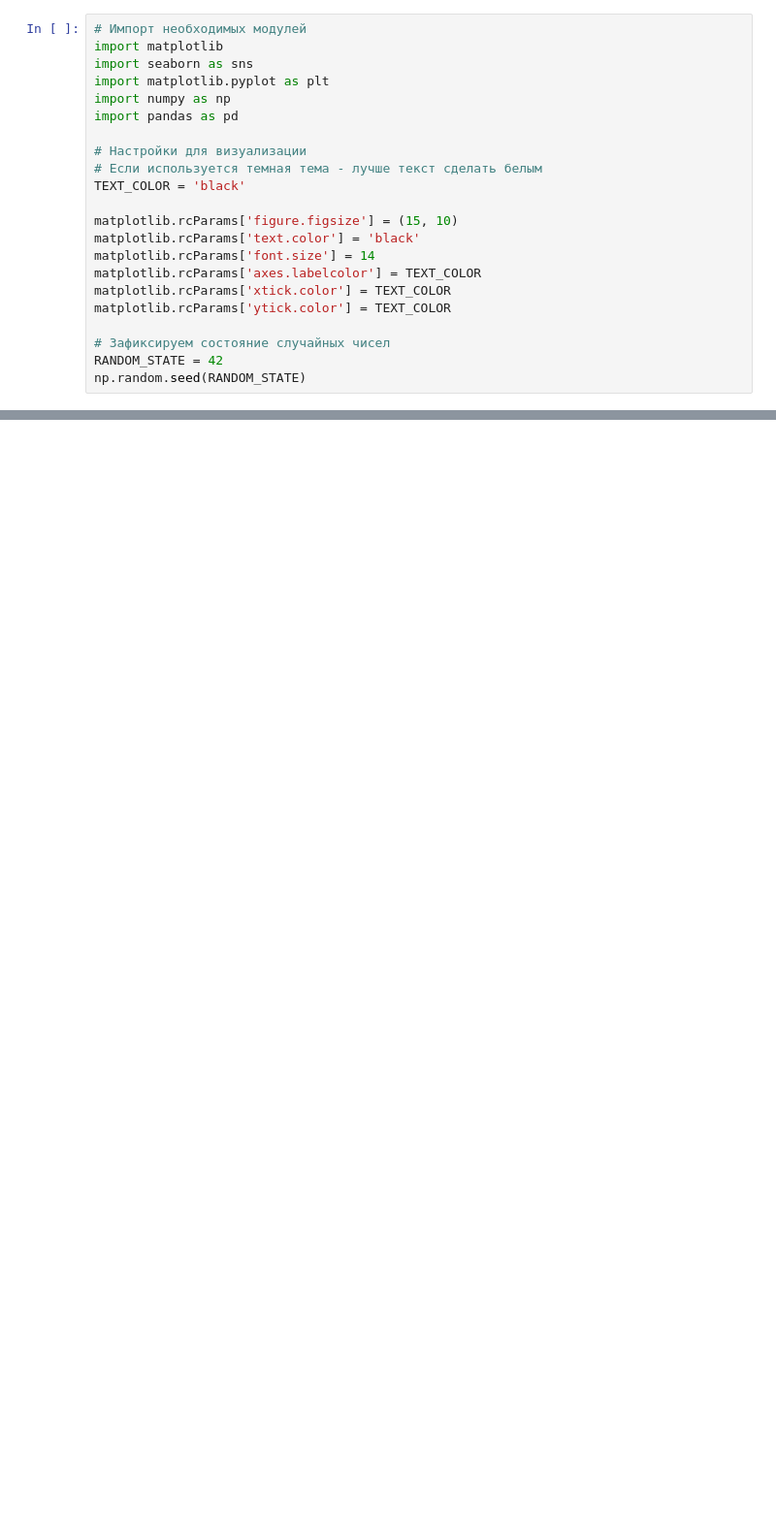
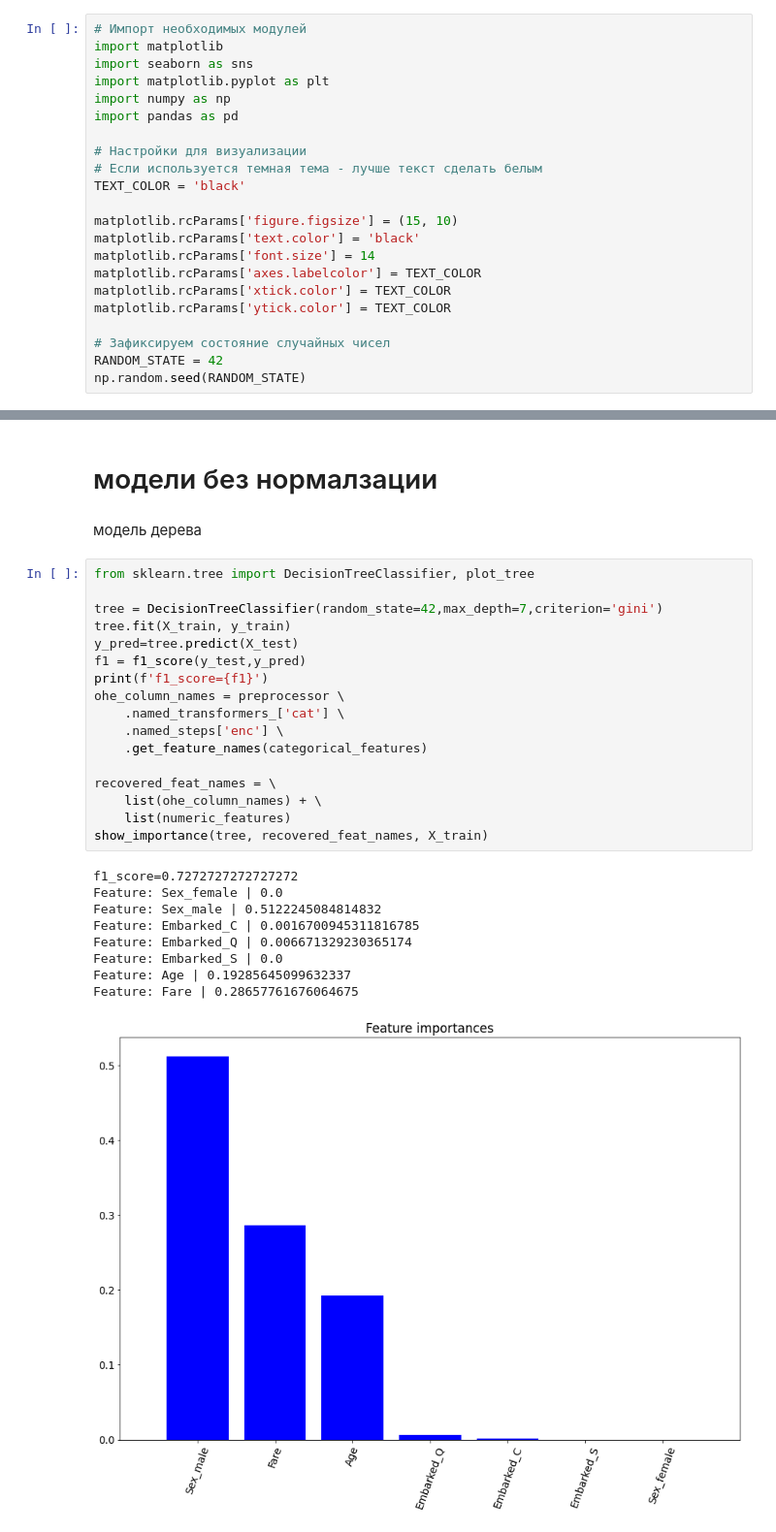
Before and after one commit to aligtr/ml, a Jupyter notebook: Lab3_RandomForest.ipynb, the cells around one changed output, grey strips where cells are left out. Shown: that part at 97% size. Cells and saved outputs as stored; diff of their text form; blank space fills up the shorter version.

```diff
--- a/Lab3_RandomForest.ipynb
+++ b/Lab3_RandomForest.ipynb
@@ -892,0 +118,31 @@ print(grid_search.best_score_)
+# %% [markdown]
+# модели без нормалзации
+# %% [markdown]
+модель дерева
+# %%
+from sklearn.tree import DecisionTreeClassifier, plot_tree
+
+tree = DecisionTreeClassifier(random_state=42,max_depth=7,criterion='gini')
+tree.fit(X_train, y_train)
+y_pred=tree.predict(X_test)
+f1 = f1_score(y_test,y_pred)
+print(f'f1_score={f1}')
+ohe_column_names = preprocessor \
+    .named_transformers_['cat'] \
+    .named_steps['enc'] \
+    .get_feature_names(categorical_features)
+
+recovered_feat_names = \
+    list(ohe_column_names) + \
+    list(numeric_features)
+show_importance(tree, recovered_feat_names, X_train)
+# %% [output]
+f1_score=0.7272727272727272
+Feature: Sex_female | 0.0
+Feature: Sex_male | 0.5122245084814832
+Feature: Embarked_C | 0.0016700945311816785
+Feature: Embarked_Q | 0.006671329230365174
+Feature: Embarked_S | 0.0
+Feature: Age | 0.19285645099632337
+Feature: Fare | 0.28657761676064675
+[figure, added]
```
Also changed, not shown: parts of 116 cells of this notebook.
